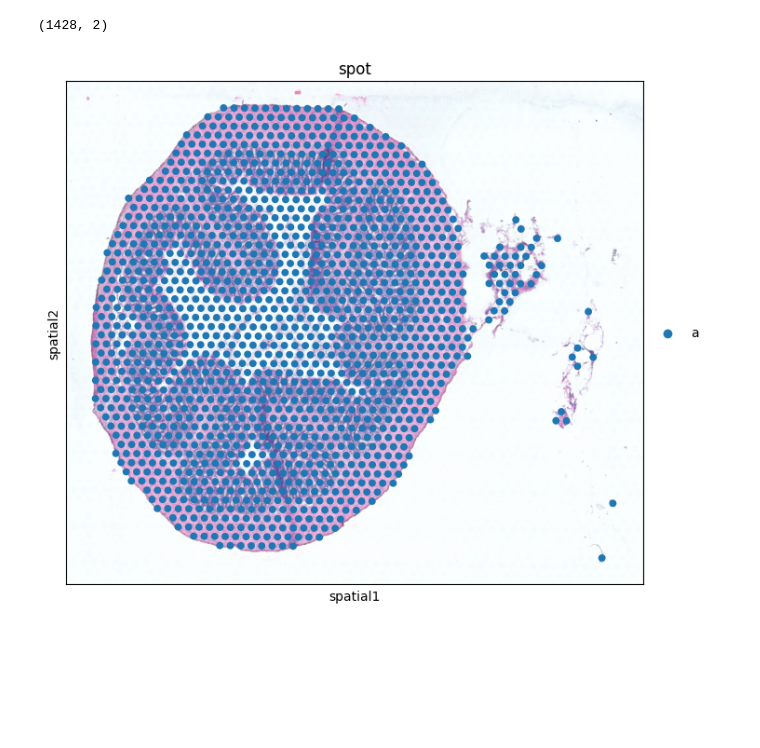
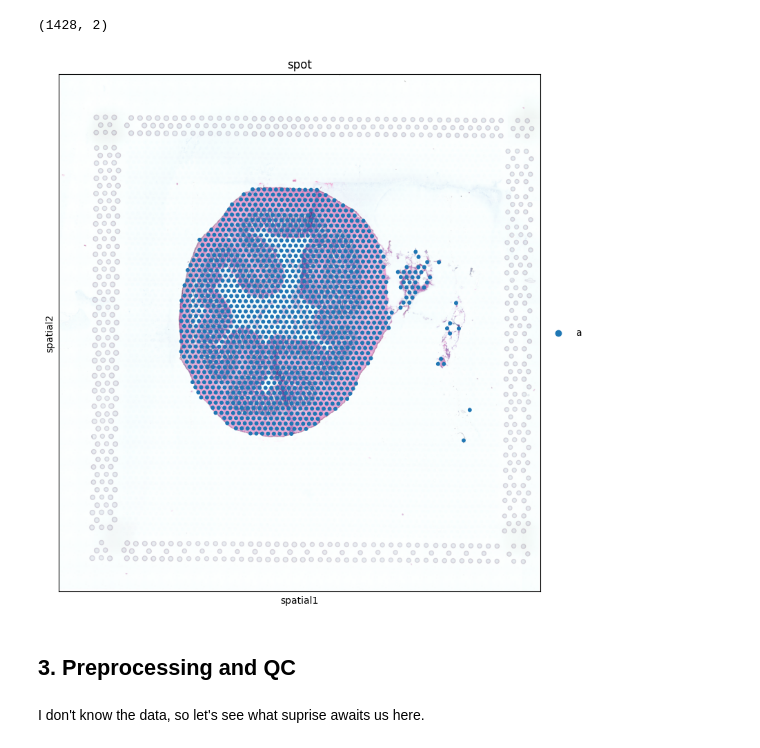
Before and after one commit to ThorstenCodes/spatial-transcriptomics-demo, a Jupyter notebook: dataset2_python/scripts/Preprocessing.ipynb, the cells around one changed output. Saved outputs shown, nothing was run; the diff lists cells and outputs as text; code cells hidden in the pictures; blank space fills up the shorter version.

Commit message:
Preprocessing started

```diff
--- a/dataset2_python/scripts/Preprocessing.ipynb
+++ b/dataset2_python/scripts/Preprocessing.ipynb
@@ -82,7 +86,10 @@ adata.obsm['spatial'].shape
 # %%
 adata.obs['spot'] = 'a'
 # %%
-plt.rcParams["figure.figsize"] = (8, 8)
-sc.pl.spatial(adata, color='spot')
+sq.pl.spatial_scatter(adata, color='spot', size=1)
 # %% [output]
-[figure, old version]
+[figure, new version]
+# %% [markdown]
+## 3. Preprocessing and QC
+# %% [markdown]
+I don't know the data, so let's see what suprise awaits us here.
```
Also changed, not shown: parts of 12 cells of this notebook.
